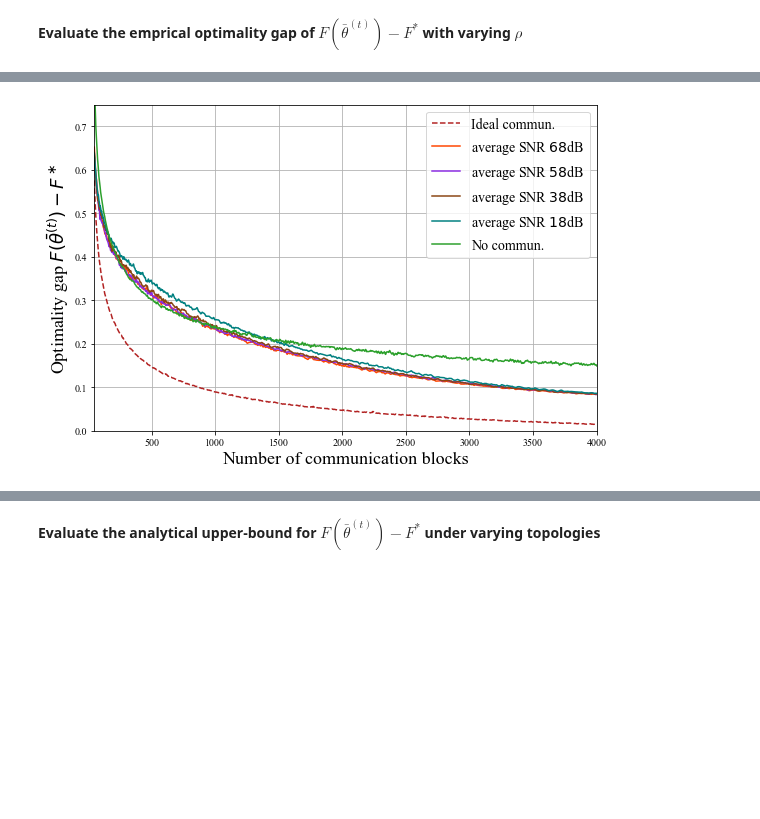
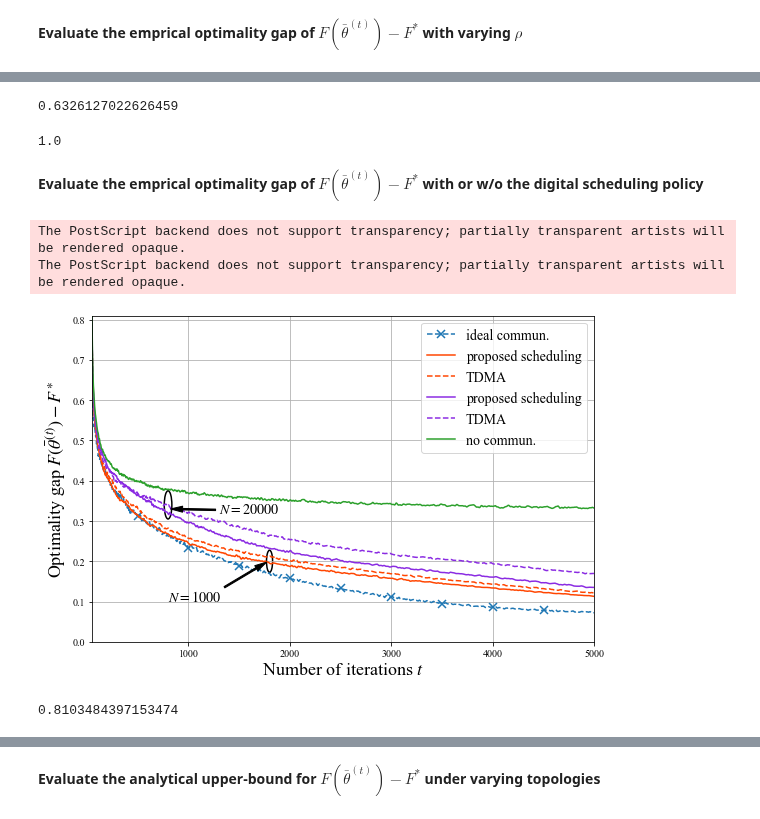
Before and after one commit to Fuzzy-Face/JSAC_FL, a Jupyter notebook: bounds_digital.ipynb, the cells around one changed output, grey strips where cells are left out. Cells and saved outputs as stored; diff of their text form; code cells hidden in the pictures; blank space fills up the shorter version.

```diff
--- a/bounds_digital.ipynb
+++ b/bounds_digital.ipynb
@@ -296,29 +350,29 @@ beta
 # %% [markdown]
 **Evaluate the emprical optimality gap of $F({\bar{\theta}}^{(t)}) - F^\ast$ with varying $\rho$**
 # %%
-# K = losseses.shape[2]
 opt = 0.41
-losseses = pickle.load( open('../repo_jv/data/simulations/losseses_SCHEME_1_eta0_2.00_zeta0_1.00_10-0_2-D_torus.pkl', 'rb') )
+losseses = pickle.load( open('../repo_jv/data/simulations/losseses_SCHEME_1_a_200.00_zeta0_0.0005_2-D_torus.pkl', 'rb') )
 losseses = np.array(losseses) - opt
+K = losseses.shape[2]
 df1 = pd.DataFrame(losseses[0], columns = ['Device_{}'.format(i + 1) for i in range(K)] )
 
-losseses = pickle.load( open('../repo_jv/data/simulations/losseses_SCHEME_2_P_2.0000mW_N_7943_a_200.00_zeta0_0.0005_a_prime_100.00_2-D_torus.pkl', 'rb') )
+losseses = pickle.load( open('../repo_jv/data/simulations/losseses_SCHEME_2_P_0.0020mW_N_7943_a_200.00_zeta0_0.0005_a_prime_100.00_2-D_torus.pkl', 'rb') )
 losseses = np.array(losseses) - opt
 df2 = pd.DataFrame(losseses[0], columns = ['Device_{}'.format(i + 1) for i in range(K)] )
 
-losseses = pickle.load( open('../repo_jv/data/simulations/losseses_SCHEME_2_P_0.2000mW_N_7943_a_200.00_zeta0_0.0005_a_prime_100.00_2-D_torus.pkl', 'rb') )
+losseses = pickle.load( open('../repo_jv/data/simulations/losseses_SCHEME_2_P_0.00002mW_N_7943_a_200.00_zeta0_0.0005_a_prime_100.00_2-D_torus.pkl', 'rb') )
 losseses = np.array(losseses) - opt
 df3 = pd.DataFrame(losseses[0], columns = ['Device_{}'.format(i + 1) for i in range(K)] )
 
-losseses = pickle.load( open('../repo_jv/data/simulations/losseses_SCHEME_2_P_0.0020mW_N_7943_a_200.00_zeta0_0.0005_a_prime_100.00_2-D_torus.pkl', 'rb') )
+losseses = pickle.load( open('../repo_jv/data/simulations/losseses_SCHEME_2_P_0.000004mW_N_7943_a_200.00_zeta0_0.0005_a_prime_200.00_2-D_torus.pkl', 'rb') )
 losseses = np.array(losseses) - opt
 df4 = pd.DataFrame(losseses[0], columns = ['Device_{}'.format(i + 1) for i in range(K)] )
 
-losseses = pickle.load( open('../repo_jv/data/simulations/losseses_SCHEME_2_P_0.00002mW_N_7943_a_200.00_zeta0_0.0005_a_prime_100.00_2-D_torus.pkl', 'rb') )
+losseses = pickle.load( open('../repo_jv/data/simulations/losseses_SCHEME_2_P_0.000002mW_N_7943_a_200.00_zeta0_0.0005_a_prime_200.00_2-D_torus.pkl', 'rb') )
 losseses = np.array(losseses) - opt
 df5 = pd.DataFrame(losseses[0], columns = ['Device_{}'.format(i + 1) for i in range(K)] )
 
-# losseses = pickle.load( open('./data/simulations/losseses_SCHEME_2_P_0.0020mW_N_7943_a_200.00_zeta0_0.0020_a_prime_100.00_ER.pkl', 'rb') )
+# losseses = pickle.load( open('./data/simulations/losseses_SCHEME_2_P_0.000002mW_N_7943_a_200.00_zeta0_0.0005_a_prime_200.00_2-D_torus.pkl', 'rb') )
 # losseses = np.array(losseses) - opt
 # df6 = pd.DataFrame(losseses[0], columns = ['Device_{}'.format(i + 1) for i in range(K)] )
 
@@ -326,6 +380,6 @@ df5 = pd.DataFrame(losseses[0], columns = ['Device_{}'.format(i + 1) for i in ra
 # losseses = np.array(losseses) - opt
 # df7 = pd.DataFrame(losseses[0], columns = ['Device_{}'.format(i + 1) for i in range(K)] )
 
-losseses = pickle.load( open('../repo_jv/data/simulations/losseses_local_eta0_2.00.pkl', 'rb') )
+losseses = pickle.load( open('../repo_jv/data/simulations/losseses_local_a_200.00_2-D_torus.pkl', 'rb') )
 losseses = np.array(losseses) - opt
 df8 = pd.DataFrame(losseses[0], columns = ['Device_{}'.format(i + 1) for i in range(K)] )
@@ -331,0 +425,10 @@ df8 = pd.DataFrame(losseses[0], columns = ['Device_{}'.format(i + 1) for i in ra
+# %%
+df8.rolling(window = 49).mean().mean(axis = 1)[65]
+# %% [output]
+0.6326127022626459
+# %%
+temp.lines[4].get_markeredgewidth()
+# %% [output]
+1.0
+# %% [markdown]
+**Evaluate the emprical optimality gap of $F({\bar{\theta}}^{(t)}) - F^\ast$ with or w/o the digital scheduling policy**
@@ -332,35 +469,47 @@ df8 = pd.DataFrame(losseses[0], columns = ['Device_{}'.format(i + 1) for i in ra
 # %%
 plt.rc('font', family='Times New Roman')
+mpl.rcParams["mathtext.fontset"] = 'stix'
 fig, ax = plt.subplots(figsize = (9.0,6.0))
-df1.rolling(window = 10).mean().mean(axis = 1).plot(style = '--', color = 'firebrick', label = r'Ideal commun.')
-df2.rolling(window = 30).mean().mean(axis = 1).plot(color = 'orangered', label = r'average SNR $68$dB')
-df3.rolling(window = 30).mean().mean(axis = 1).plot(color = 'blueviolet', label = r'average SNR $58$dB')
-df4.rolling(window = 30).mean().mean(axis = 1).plot(color = 'saddlebrown', label = r'average SNR $38$dB')
-df5.rolling(window = 30).mean().mean(axis = 1).plot(color = 'teal', label = r'average SNR $18$dB')
-# df6.rolling(window = 20).mean().mean(axis = 1).plot(color = 'tab:blue', label = r'ER graph ($\delta=0.14$)')
+df1.rolling(window = 20).mean().mean(axis = 1).plot(style = '--', marker = 'x', fillstyle = 'none', ms = 8, mew = 1.5, markevery = 500, label = r'ideal commun.')
+df2.rolling(window = 49).mean().mean(axis = 1).plot(color = 'orangered', label = r'proposed scheduling')
+df3.rolling(window = 49).mean().mean(axis = 1).plot(style = '--', color = 'orangered', label = r'TDMA')
+df4.rolling(window = 49).mean().mean(axis = 1).plot(color = 'blueviolet', label = r'proposed scheduling')
+df5.rolling(window = 49).mean().mean(axis = 1).plot(style = '--', color = 'blueviolet', label = r'TDMA')
+# df6.rolling(window = 20).mean().mean(axis = 1).plot(color = 'tab:blue', label = r'ER graph ($p=0.2$)')
 # df7.rolling(window = 10).mean().mean(axis = 1).plot(style = '--', color = 'blueviolet', label = 'Ideal commun.')
-df8.rolling(window = 30).mean().mean(axis = 1).plot(color = 'tab:green', label = 'No commun.')
+df8.rolling(window = 49).mean().mean(axis = 1).plot(color = 'tab:green', label = 'no commun.')
 
-plt.xlabel(r'Number of communication blocks', fontsize = 18)
+plt.xlabel(r'Number of iterations $t$', fontsize = 18)
 plt.ylabel(r'Optimality gap $F(\bar{\theta}^{(t)})-F^\ast$', fontsize = 18)
 # plt.title(r'ER graph with $p = 0.2$ and $\barP = -57$dBm', fontsize = 14)
-plt.xlim((50, 4000))
-plt.ylim((0, 0.75))
+plt.xlim((51, 5000))
+plt.ylim((0, 0.81))
 plt.grid()
 
 # Place legend for individual curves
 plt.legend(loc = 'upper right', fontsize = 14)
-# # Place marks using annotation
-# _ = ax.annotate(r'Ideal communications',
-#             xy = (1400, .08), xycoords = 'data',
-#             xytext = (-30, -32), textcoords = 'offset points', fontsize = 16,
-#             arrowprops=dict(facecolor = 'black', width = 2, headwidth = 6, shrink = 0.03))
-# _ = ax.annotate(r'Digital transmission',
-#             xy = (2200, .06), xycoords = 'data',
-#             xytext = (36, 28), textcoords = 'offset points', fontsize = 16,
-#             arrowprops=dict(facecolor = 'black', width = 2, headwidth = 6, shrink = 0.03))
+# Place marks using annotation
+from matplotlib.patches import Ellipse
+el = Ellipse((800, 0.34), 75, 0.070, angle = 0, fill = False, lw = 1.5)
+ax.add_artist(el)
+el = Ellipse((1800, 0.20), 60, 0.055, angle = 0, fill = False, lw = 1.5)
+ax.add_artist(el)
+_ = ax.annotate(r'$N = 20000$',
+            xy = (810, .33), xycoords = 'data',
+            xytext = (50, -5), textcoords = 'offset points', fontsize = 14,
+            arrowprops=dict(facecolor = 'black', width = 1.5, headwidth = 6, shrink = 0.03))
+_ = ax.annotate(r'$N = 1000$',
+            xy = (1785, .2), xycoords = 'data',
+            xytext = (-100, -40), textcoords = 'offset points', fontsize = 14,
+            arrowprops=dict(facecolor = 'black', width = 1.5, headwidth = 6, shrink = 0.03))
 
-# _ = plt.savefig('C:/Users/Helen/Documents/visiting_research@KCL/D2D_DSGD/XXX20-FL_over_D2D/eps/dig_og_vs_SNR.eps',format='eps', dpi=600)
+# _ = plt.savefig('C:/Users/Helen/Documents/visiting_research@KCL/D2D_DSGD/XXX20-FL_over_D2D/eps/dig_scheduling-vs_TDMA.eps',format='eps', dpi=600)
 plt.show()
 # %% [output]
+The PostScript backend does not support transparency; partially transparent artists will be rendered opaque.
+The PostScript backend does not support transparency; partially transparent artists will be rendered opaque.
-[figure, old version]
+[figure, new version]
+# %%
+df8.rolling(window = 49).mean().mean(axis = 1)[50]
+# %% [output]
+0.8103484397153474
```
Also changed, not shown: parts of 32 cells of this notebook, 2 other files.
